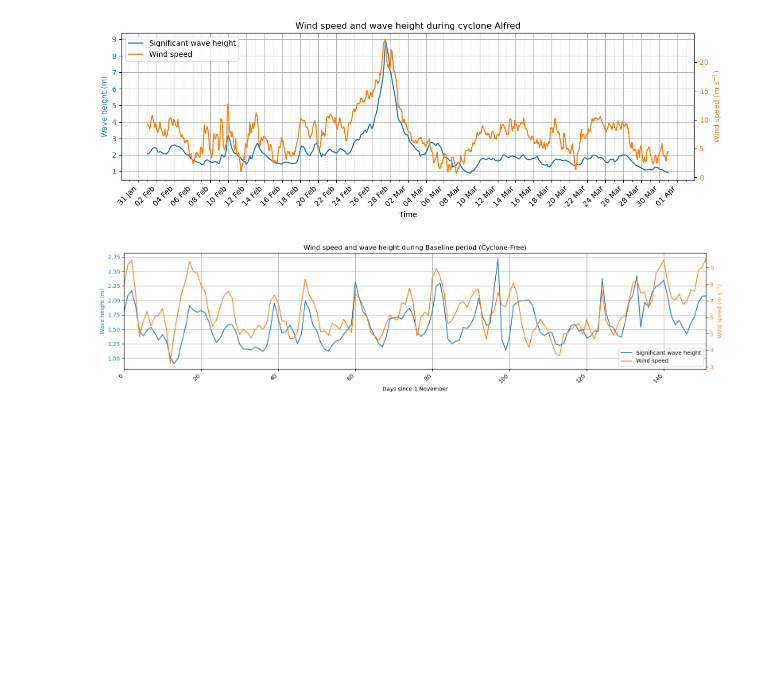
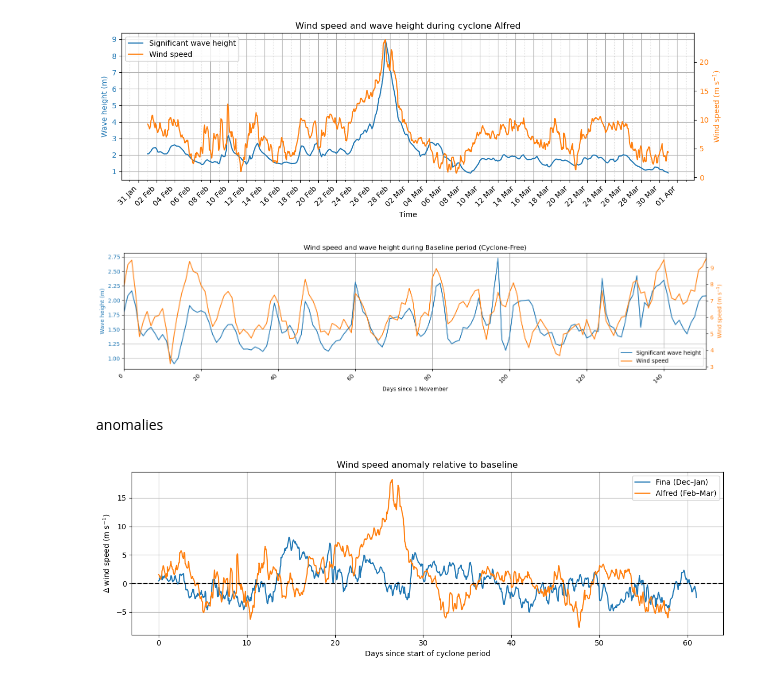
Before and after one commit to ElisaSzalay/Cyclone-Analysis, a Jupyter notebook: Wind and Wave analysis/analysis.ipynb, the cells around one changed output. Saved outputs shown, nothing was run; the diff lists cells and outputs as text; code cells hidden in the pictures; blank space fills up the shorter version.

```diff
--- a/Wind and Wave analysis/analysis.ipynb
+++ b/Wind and Wave analysis/analysis.ipynb
@@ -482,3 +482,5 @@ plt.savefig("plots/baseline_combined.png", dpi=300, bbox_inches="tight")
 plt.show()
 # %% [output]
 [figure]
+# %% [markdown]
+anomalies
@@ -484,0 +507,45 @@ plt.show()
+# %%
+# wind
+baseline_wind_fina_ts = baseline_timeseries_for_event(
+    wind_ts_fina, baseline_mean_wind
+)
+baseline_wind_alfred_ts = baseline_timeseries_for_event(
+    wind_ts_alfred, baseline_mean_wind
+)
+
+wind_anom_fina_ts = wind_ts_fina - baseline_wind_fina_ts
+wind_anom_alfred_ts = wind_ts_alfred - baseline_wind_alfred_ts
+
+wind_anom_fina_rel = to_days_since_start(wind_anom_fina_ts)
+wind_anom_alfred_rel = to_days_since_start(wind_anom_alfred_ts)
+# %%
+fig, ax = plt.subplots(figsize=(12, 4))
+
+ax.plot(
+    wind_anom_fina_rel.days_since_start,
+    wind_anom_fina_rel,
+    label="Fina (Dec–Jan)",
+    color="tab:blue",
+)
+
+ax.plot(
+    wind_anom_alfred_rel.days_since_start,
+    wind_anom_alfred_rel,
+    label="Alfred (Feb–Mar)",
+    color="tab:orange",
+)
+
+ax.axhline(0, color="black", linestyle="--")
+
+ax.set_title("Wind speed anomaly relative to baseline")
+ax.set_xlabel("Days since start of cyclone period")
+ax.set_ylabel("Δ wind speed (m s$^{-1}$)")
+
+ax.legend()
+ax.grid(True)
+
+plt.tight_layout()
+plt.savefig("plots/wind_anomaly_timeseries_small.png", dpi=300)
+plt.show()
+# %% [output]
+[figure, added]
```
Also changed, not shown: parts of 3 cells of this notebook, 5 other files.
